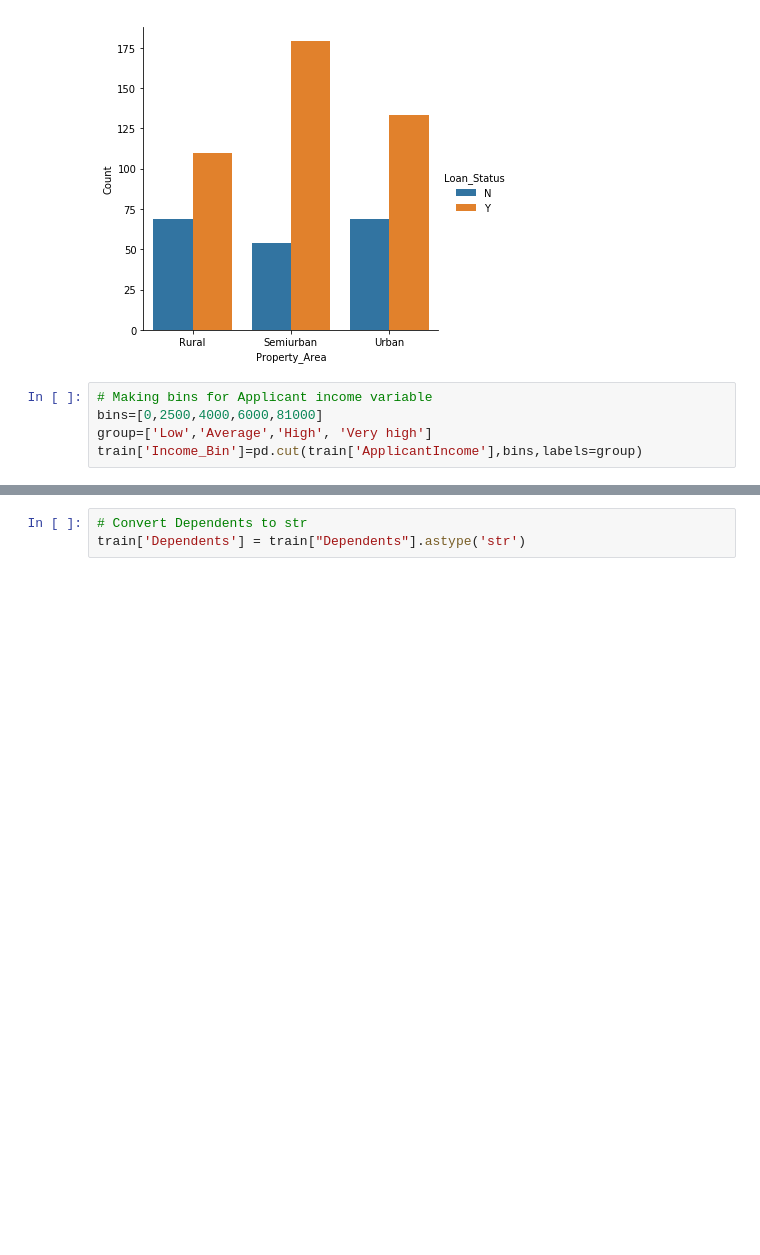
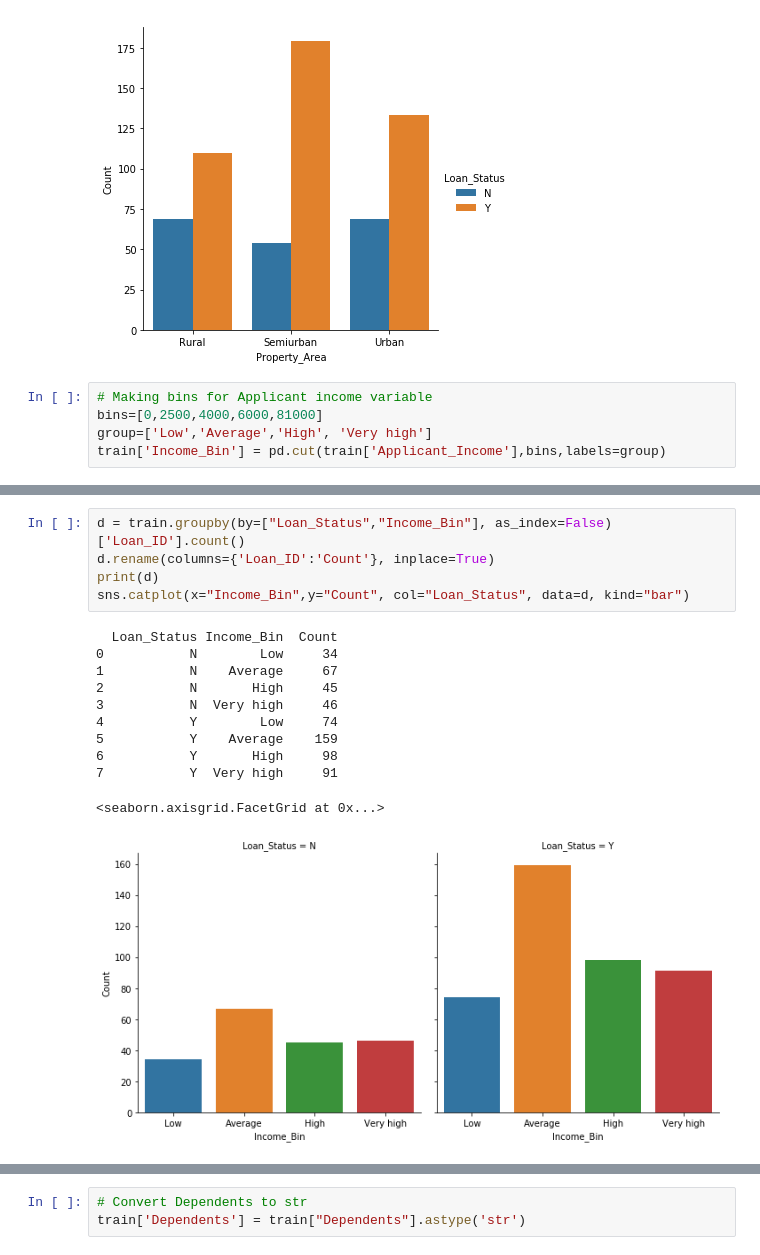
Before and after one commit to srikanthpragada/DataScience_21_JAN_2019, a Jupyter notebook: class/loan_prediction.ipynb, the cells around one changed output, grey strips where cells are left out. Drawn from its saved outputs; the diff is of its cells as text; blank space fills up the shorter version.

```diff
--- a/class/loan_prediction.ipynb
+++ b/class/loan_prediction.ipynb
@@ -248,4 +255,4 @@ sns.catplot(x="Property_Area",y="Count", hue="Loan_Status", data=d, kind="bar")
 # Making bins for Applicant income variable
 bins=[0,2500,4000,6000,81000]
 group=['Low','Average','High', 'Very high']
-train['Income_Bin']=pd.cut(train['ApplicantIncome'],bins,labels=group)
+train['Income_Bin'] = pd.cut(train['Applicant_Income'],bins,labels=group)
@@ -251,0 +268,17 @@ train['Income_Bin']=pd.cut(train['ApplicantIncome'],bins,labels=group)
+# %%
+d = train.groupby(by=["Loan_Status","Income_Bin"], as_index=False)['Loan_ID'].count()
+d.rename(columns={'Loan_ID':'Count'}, inplace=True)
+print(d)
+sns.catplot(x="Income_Bin",y="Count", col="Loan_Status", data=d, kind="bar")
+# %% [output]
+  Loan_Status Income_Bin  Count
+0           N        Low     34
+1           N    Average     67
+2           N       High     45
+3           N  Very high     46
+4           Y        Low     74
+5           Y    Average    159
+6           Y       High     98
+7           Y  Very high     91
+<seaborn.axisgrid.FacetGrid at 0x...>
+[figure, added]
```
Also changed, not shown: parts of 27 cells of this notebook.
